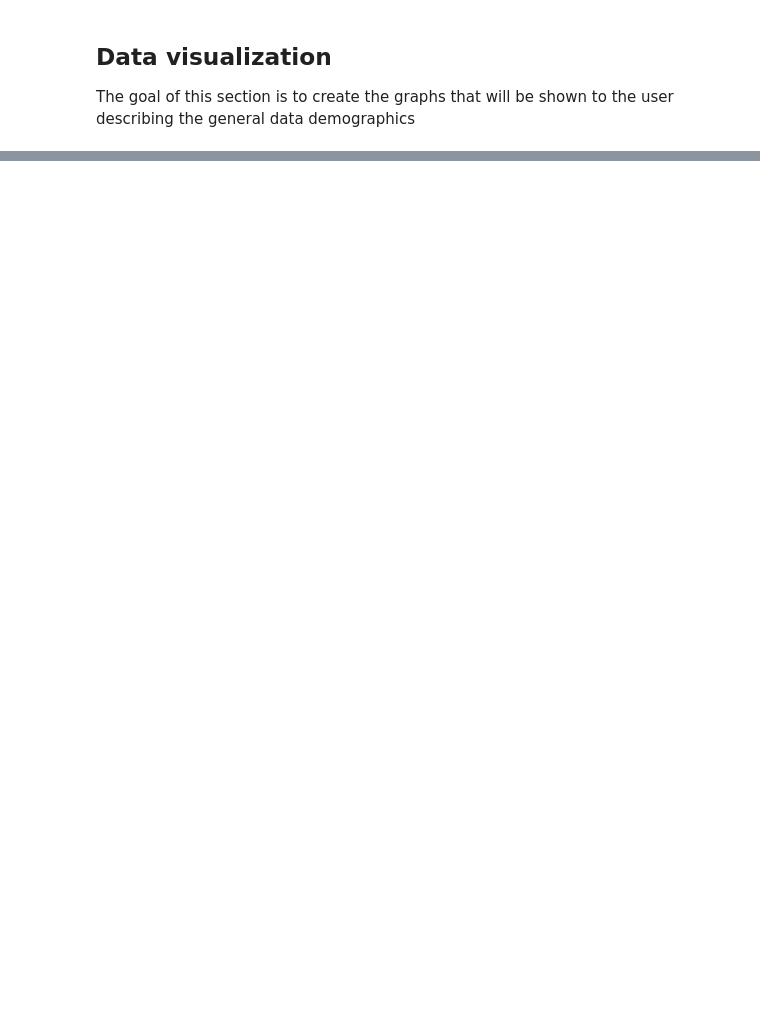
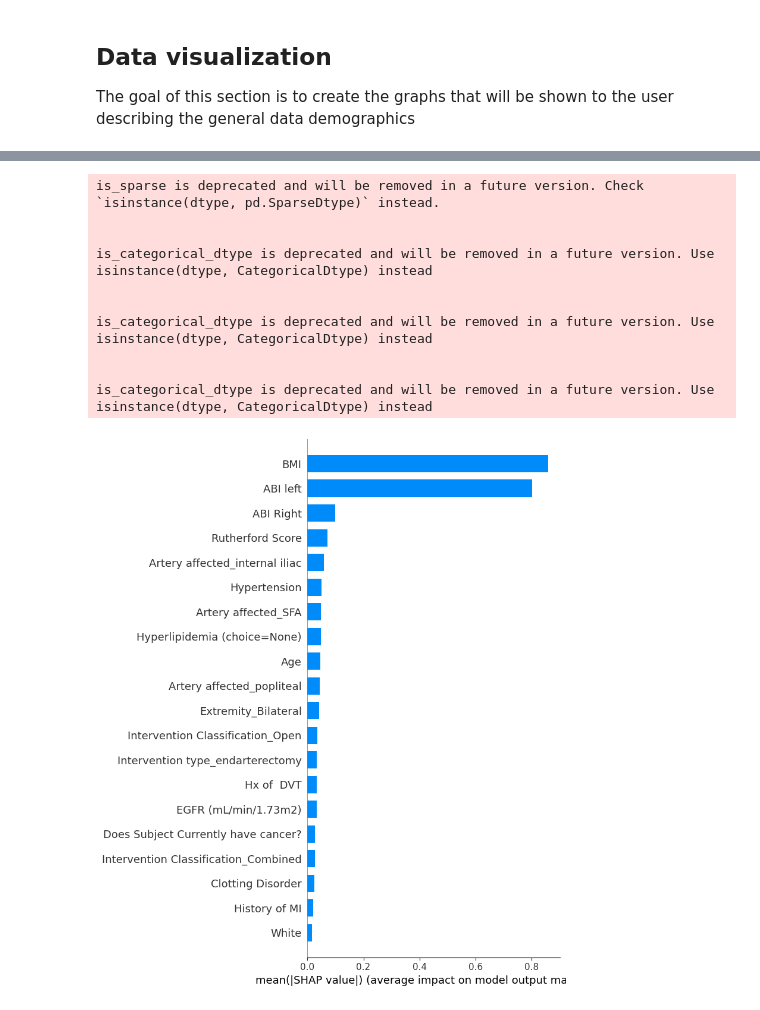
Before and after one commit to kstack21/CapstoneC2023, a Jupyter notebook: steps.ipynb, the cells around one changed output, grey strips where cells are left out. Saved outputs shown, nothing was run; the diff lists cells and outputs as text; code cells hidden in the pictures; blank space fills up the shorter version.

```diff
--- a/steps.ipynb
+++ b/steps.ipynb
@@ -901,0 +974,10 @@ non_teg_df
+# %%
+# Initialize GridSearchCV for hyperparameter tuning
+# CONFIRM WITH CDR.
+# -   Might not ue accuracy to score.
+# -   Choose n_iter
+randomized_search = RandomizedSearchCV(estimator=pipeline, param_distributions=param_dist,
+                                        n_iter=25, scoring='r2', cv=kf, random_state=42)
+# %%
+# Fit the model and perform hyperparameter tuning
+randomized_search.fit(X_train, y_train)
@@ -901,0 +1019,3 @@ non_teg_df
+# %%
+# Access the best pipeline
+best_pipeline = randomized_search.best_estimator_
@@ -901,0 +1036,4 @@ non_teg_df
+# %%
+# Create a SHAP explainer for the XGBoost model
+# To be confirmed by CDR
+explainer = shap.Explainer(best_pipeline.named_steps['xgb_regressor'])
@@ -901,0 +1042,15 @@ non_teg_df
+# %%
+shap_values = explainer.shap_values(X_test)
+shap.summary_plot(shap_values, X_test, plot_type="bar")
+# %% [output]
+is_sparse is deprecated and will be removed in a future version. Check `isinstance(dtype, pd.SparseDtype)` instead.
+
+
+is_categorical_dtype is deprecated and will be removed in a future version. Use isinstance(dtype, CategoricalDtype) instead
+
+
+is_categorical_dtype is deprecated and will be removed in a future version. Use isinstance(dtype, CategoricalDtype) instead
+
+
+is_categorical_dtype is deprecated and will be removed in a future version. Use isinstance(dtype, CategoricalDtype) instead
+[figure, added]
```
Also changed, not shown: parts of 50 cells of this notebook, 3 other files.
